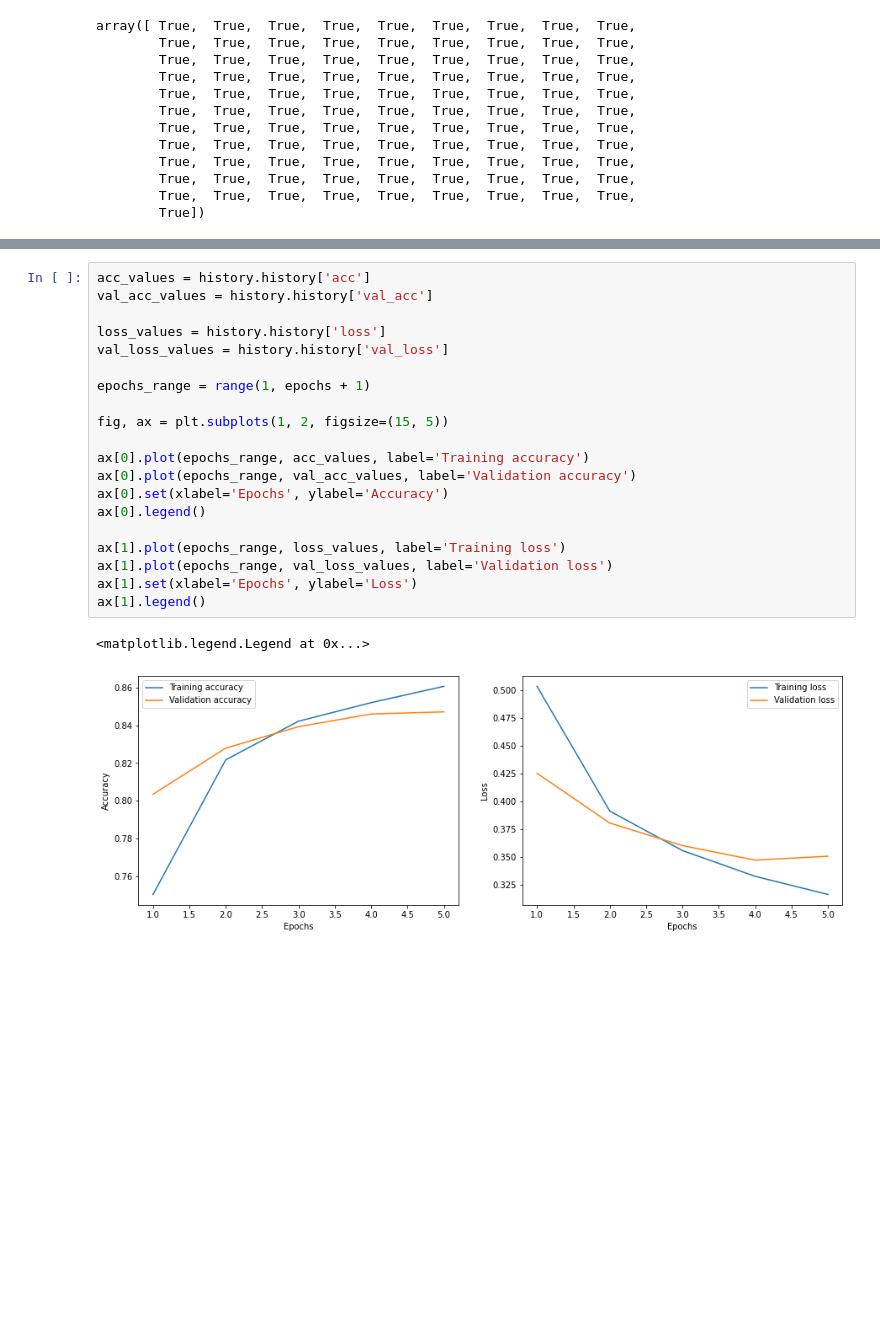
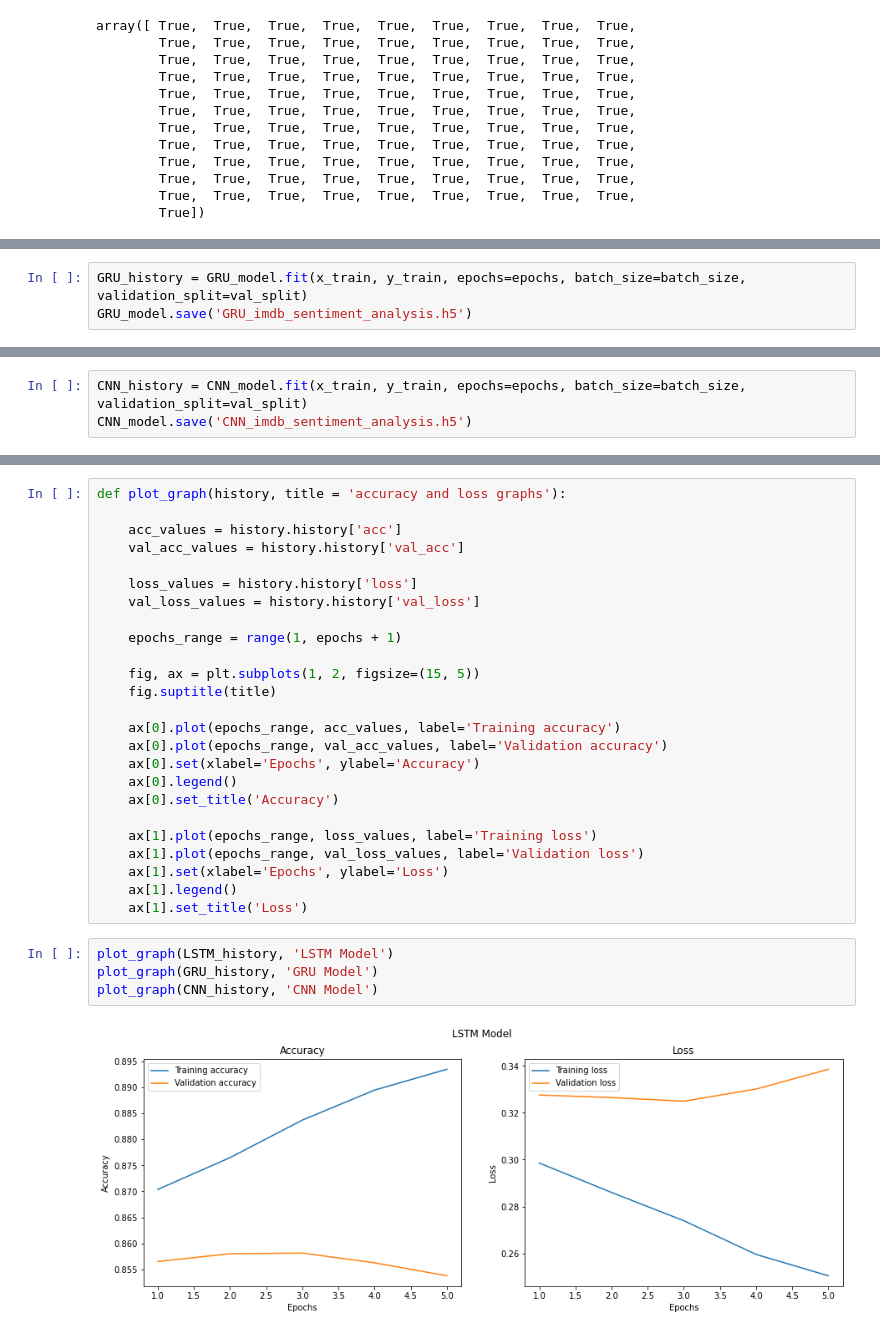
Before and after one commit to Pokherali/sentiment-analysis-with-deep-learning, a Jupyter notebook: IMDB reviews sentiment analysis.ipynb, the cells around one changed output, grey strips where cells are left out. Saved outputs shown, nothing was run; the diff lists cells and outputs as text; blank space fills up the shorter version.

Commit message:
Add LSTM, GRU and CNN models

```diff
--- a/IMDB reviews sentiment analysis.ipynb
+++ b/IMDB reviews sentiment analysis.ipynb
@@ -192,0 +260,3 @@ Epoch 5/5
+# %%
+GRU_history = GRU_model.fit(x_train, y_train, epochs=epochs, batch_size=batch_size, validation_split=val_split)
+GRU_model.save('GRU_imdb_sentiment_analysis.h5')
@@ -192,0 +275,3 @@ Epoch 5/5
+# %%
+CNN_history = CNN_model.fit(x_train, y_train, epochs=epochs, batch_size=batch_size, validation_split=val_split)
+CNN_model.save('CNN_imdb_sentiment_analysis.h5')
@@ -193,23 +290,31 @@ Epoch 5/5
 # %%
-acc_values = history.history['acc']
-val_acc_values = history.history['val_acc']
+def plot_graph(history, title = 'accuracy and loss graphs'):
 
-loss_values = history.history['loss']
-val_loss_values = history.history['val_loss']
+    acc_values = history.history['acc']
+    val_acc_values = history.history['val_acc']
 
-epochs_range = range(1, epochs + 1)
+    loss_values = history.history['loss']
+    val_loss_values = history.history['val_loss']
 
-fig, ax = plt.subplots(1, 2, figsize=(15, 5))
+    epochs_range = range(1, epochs + 1)
 
-ax[0].plot(epochs_range, acc_values, label='Training accuracy')
-ax[0].plot(epochs_range, val_acc_values, label='Validation accuracy')
-ax[0].set(xlabel='Epochs', ylabel='Accuracy')
-ax[0].legend()
+    fig, ax = plt.subplots(1, 2, figsize=(15, 5))
+    fig.suptitle(title)
 
-ax[1].plot(epochs_range, loss_values, label='Training loss')
-ax[1].plot(epochs_range, val_loss_values, label='Validation loss')
-ax[1].set(xlabel='Epochs', ylabel='Loss')
-ax[1].legend()
+    ax[0].plot(epochs_range, acc_values, label='Training accuracy')
+    ax[0].plot(epochs_range, val_acc_values, label='Validation accuracy')
+    ax[0].set(xlabel='Epochs', ylabel='Accuracy')
+    ax[0].legend()
+    ax[0].set_title('Accuracy')
+
+    ax[1].plot(epochs_range, loss_values, label='Training loss')
+    ax[1].plot(epochs_range, val_loss_values, label='Validation loss')
+    ax[1].set(xlabel='Epochs', ylabel='Loss')
+    ax[1].legend()
+    ax[1].set_title('Loss')
-# %% [output]
-<matplotlib.legend.Legend at 0x...>
-[figure, removed]
+# %%
+plot_graph(LSTM_history, 'LSTM Model')
+plot_graph(GRU_history, 'GRU Model')
+plot_graph(CNN_history, 'CNN Model')
+# %% [output]
+[figure, added]
```
Also changed, not shown: parts of 20 cells of this notebook.
